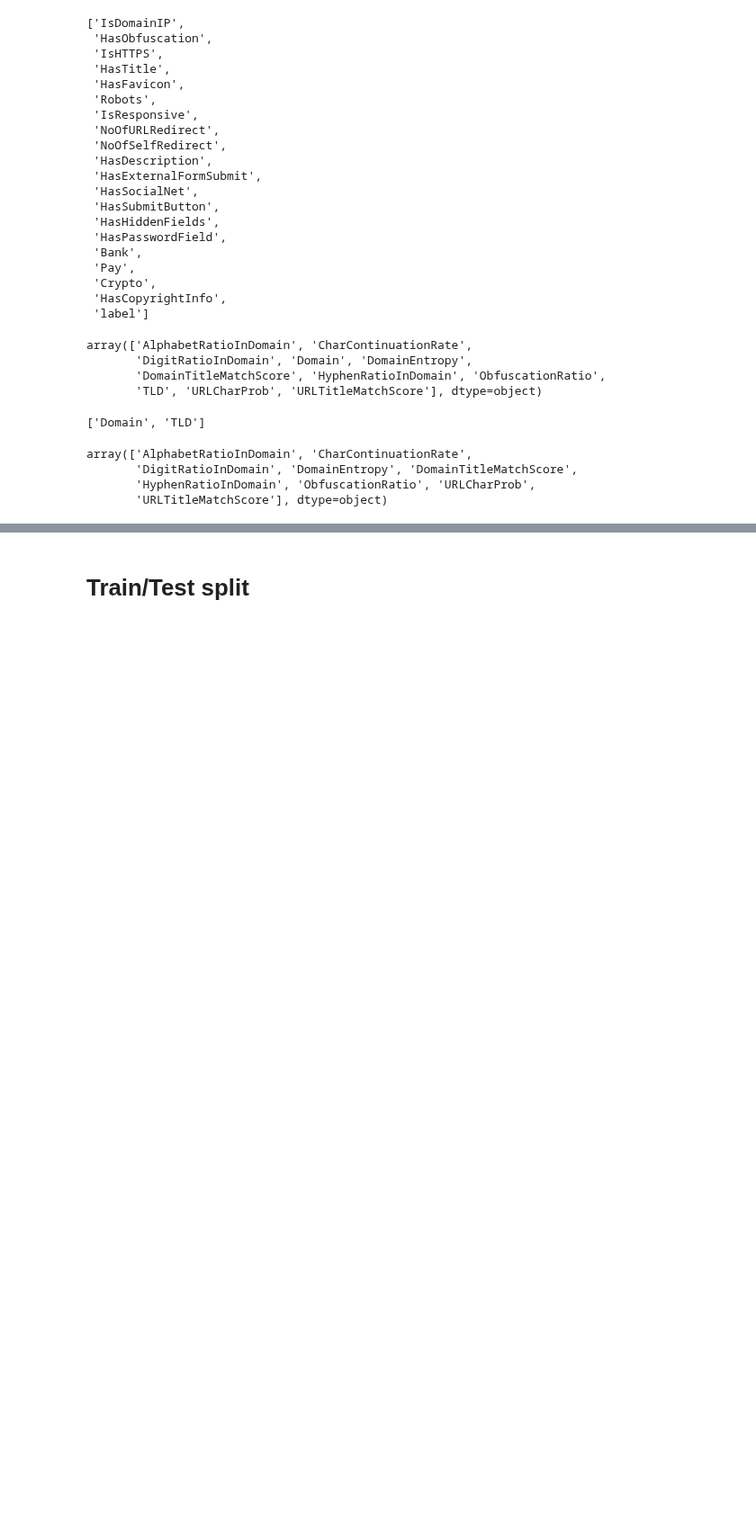
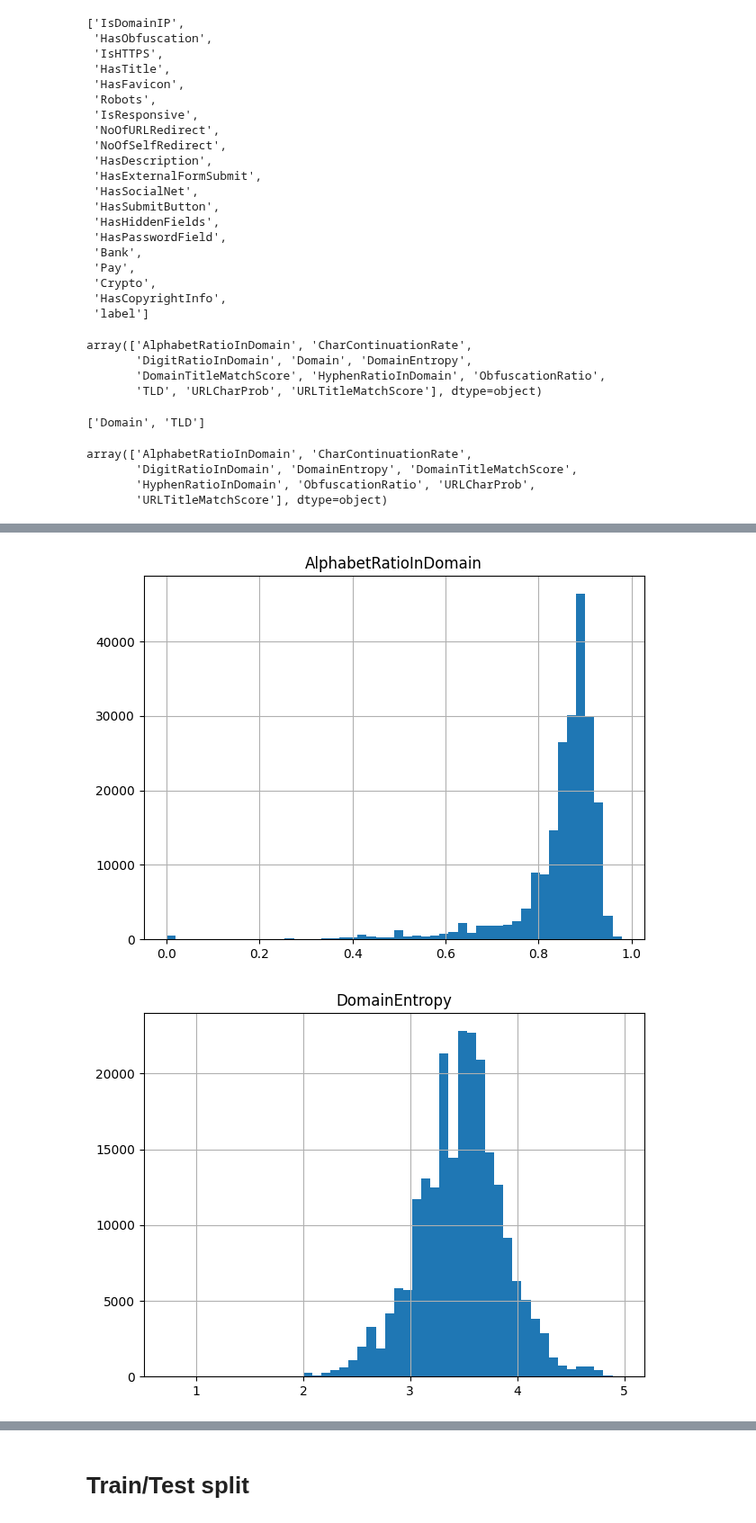
Before and after one commit to BugraAKKUS/Phishing-URL--Website--Detection, a Jupyter notebook: feature_engineering.ipynb, the cells around one changed output, grey strips where cells are left out. Shown at 90% size. Cells and saved outputs as stored; diff of their text form; code cells hidden in the pictures; blank space fills up the shorter version.

```diff
--- a/feature_engineering.ipynb
+++ b/feature_engineering.ipynb
@@ -289,0 +352,10 @@ array(['AlphabetRatioInDomain', 'CharContinuationRate',
+# %%
+for col in float_columns:
+    plt.figure()
+    data[col].hist(bins=50)
+    plt.title(col)
+    plt.tight_layout()
+    plt.show()
+# %% [output]
+[figure, added]
+[figure, added]
```
Also changed, not shown: parts of 17 cells of this notebook.
